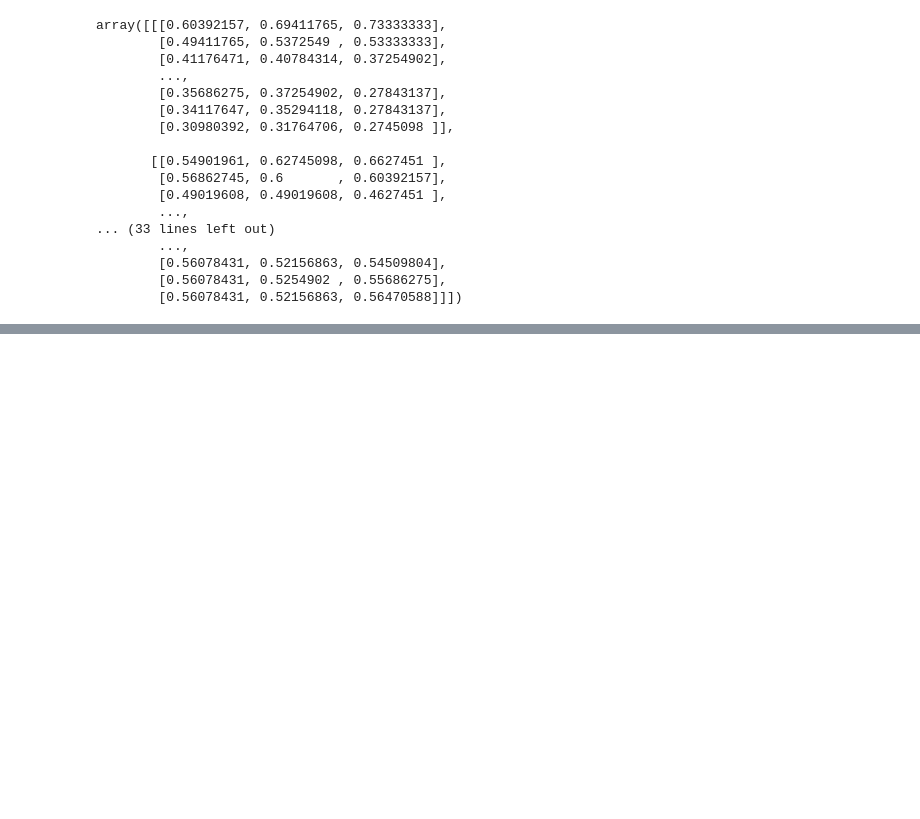
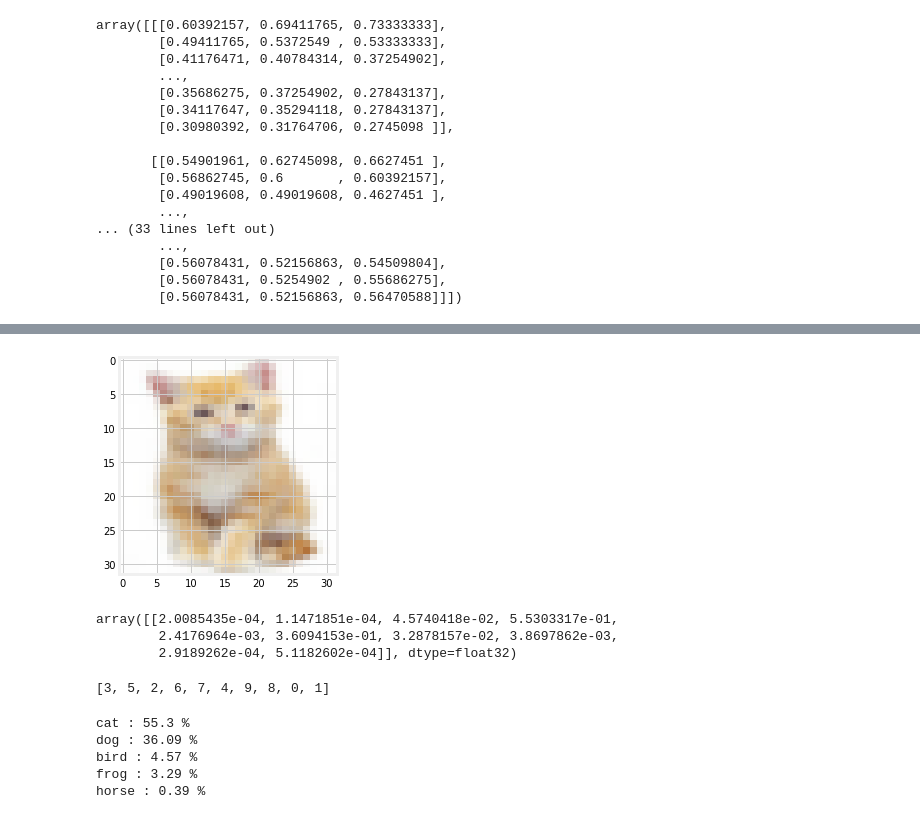
Before and after one commit to michelleruas/Cancer-Detection-ML, a Jupyter notebook: Image_Classification.ipynb, the cells around one changed output, grey strips where cells are left out. Saved outputs shown, nothing was run; the diff lists cells and outputs as text; code cells hidden in the pictures; blank space fills up the shorter version.

```diff
--- a/Image_Classification.ipynb
+++ b/Image_Classification.ipynb
@@ -192,0 +245,43 @@ Epoch 5/10
+# %%
+#Resize the image
+from skimage.transform import resize
+resized_image = resize(new_image, (32,32,3))
+img = plt.imshow(resized_image)
+# %% [output]
+[figure, added]
+# %%
+#Get the models predictions
+predictions = model.predict(np.array([resized_image]))
+#Show the predictions
+predictions
+#The highest value is what the model belives it is
+# %% [output]
+array([[2.0085435e-04, 1.1471851e-04, 4.5740418e-02, 5.5303317e-01,
+        2.4176964e-03, 3.6094153e-01, 3.2878157e-02, 3.8697862e-03,
+        2.9189262e-04, 5.1182602e-04]], dtype=float32)
+# %%
+#Sort the predicitons from least to greatest
+list_index = [0,1,2,3,4,5,6,7,8,9]
+x = predictions
+
+for i in range(10):
+  for j in range(10):
+    if x[0][list_index[i]] > x[0][list_index[j]]:
+      temp = list_index[i]
+      list_index[i] = list_index[j]
+      list_index[j] = temp
+
+#Show the sorted labels in order
+print(list_index)
+# %% [output]
+[3, 5, 2, 6, 7, 4, 9, 8, 0, 1]
+# %%
+#Print the first 5 predictions
+for i in range(5):
+  print(classification[list_index[i]], ':', round(predictions[0][list_index[i]] * 100, 2), '%')
+# %% [output]
+cat : 55.3 %
+dog : 36.09 %
+bird : 4.57 %
+frog : 3.29 %
+horse : 0.39 %
```
Also changed, not shown: parts of 8 cells of this notebook.
